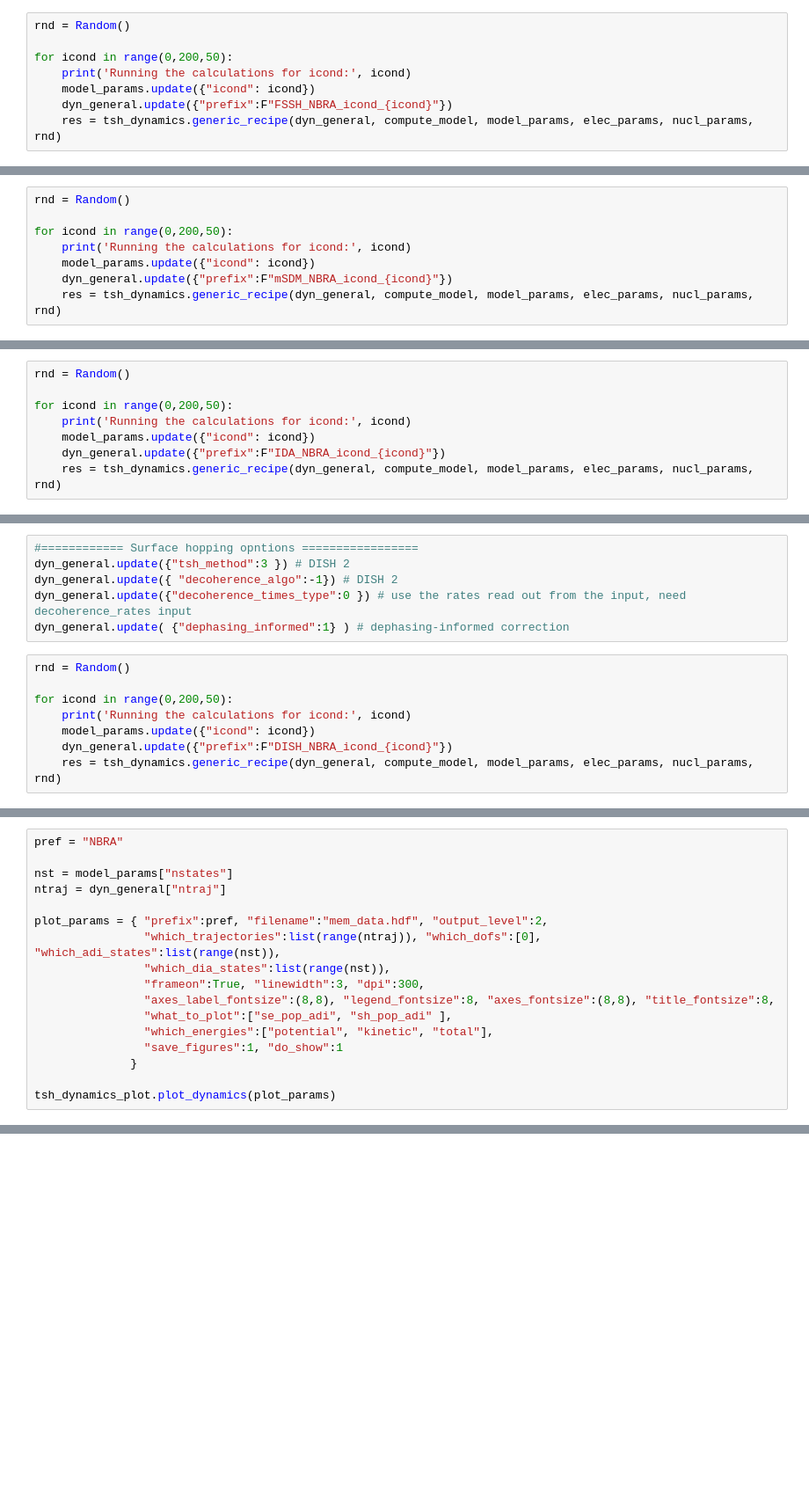
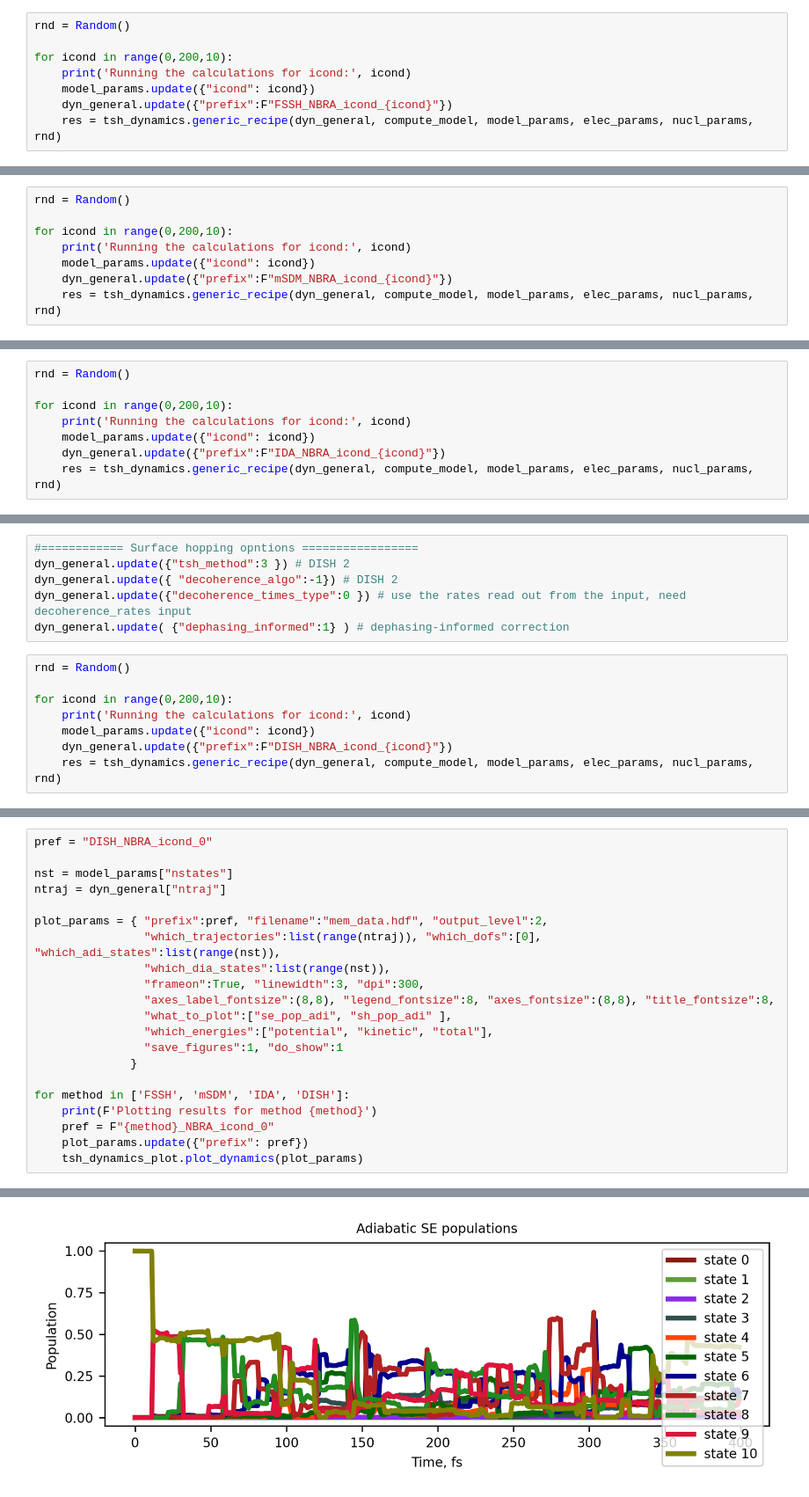
Before and after one commit to compchem-cybertraining/Tutorials_Libra, a Jupyter notebook: 6_dynamics/2_nbra_workflows/9_step4/tutorial.ipynb, the cells around one changed output, grey strips where cells are left out. Shown at 88% size. Saved outputs shown, nothing was run; the diff lists cells and outputs as text; blank space fills up the shorter version.

```diff
--- a/6_dynamics/2_nbra_workflows/9_step4/tutorial.ipynb
+++ b/6_dynamics/2_nbra_workflows/9_step4/tutorial.ipynb
@@ -299,7 +305,7 @@ Finally run the calculations for initial conditions in `range(0,200,20)`.
 # %%
 rnd = Random()
 
-for icond in range(0,200,50):
+for icond in range(0,200,10):
     print('Running the calculations for icond:', icond)
     model_params.update({"icond": icond})
     dyn_general.update({"prefix":F"FSSH_NBRA_icond_{icond}"})
@@ -333,7 +342,7 @@ dyn_general.update( {"dephasing_informed":0} ) # no dephasing-informed correctio
 # %%
 rnd = Random()
 
-for icond in range(0,200,50):
+for icond in range(0,200,10):
     print('Running the calculations for icond:', icond)
     model_params.update({"icond": icond})
     dyn_general.update({"prefix":F"mSDM_NBRA_icond_{icond}"})
@@ -367,7 +379,7 @@ dyn_general.update( {"dephasing_informed":0} ) # no dephasing-informed correctio
 # %%
 rnd = Random()
 
-for icond in range(0,200,50):
+for icond in range(0,200,10):
     print('Running the calculations for icond:', icond)
     model_params.update({"icond": icond})
     dyn_general.update({"prefix":F"IDA_NBRA_icond_{icond}"})
@@ -401,7 +416,7 @@ dyn_general.update( {"dephasing_informed":1} ) # dephasing-informed correction
 # %%
 rnd = Random()
 
-for icond in range(0,200,50):
+for icond in range(0,200,10):
     print('Running the calculations for icond:', icond)
     model_params.update({"icond": icond})
     dyn_general.update({"prefix":F"DISH_NBRA_icond_{icond}"})
@@ -414,5 +447,5 @@ for icond in range(0,200,50):
 # %%
-pref = "NBRA"
+pref = "DISH_NBRA_icond_0"
 
 nst = model_params["nstates"]
 ntraj = dyn_general["ntraj"]
@@ -427,5 +460,9 @@ plot_params = { "prefix":pref, "filename":"mem_data.hdf", "output_level":2,
                 "save_figures":1, "do_show":1
               }
 
-tsh_dynamics_plot.plot_dynamics(plot_params)
+for method in ['FSSH', 'mSDM', 'IDA', 'DISH']:
+    print(F'Plotting results for method {method}')
+    pref = F"{method}_NBRA_icond_0"
+    plot_params.update({"prefix": pref})
+    tsh_dynamics_plot.plot_dynamics(plot_params)
 # %% [output]
@@ -452,0 +470 @@ WARNING: Parameter clrs_index is not defined! in the
+[figure, added]
```
Also changed, not shown: parts of 29 cells of this notebook.
